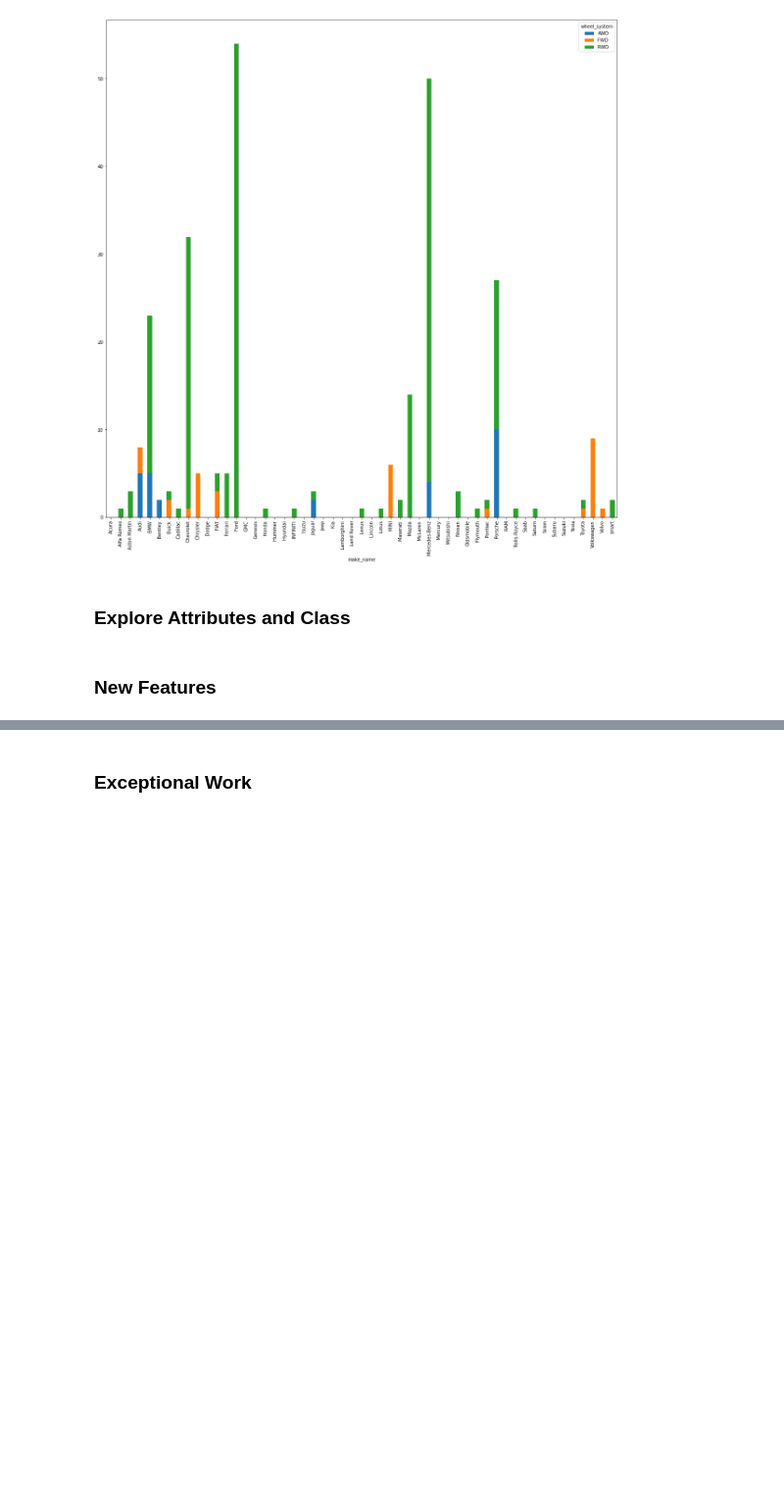
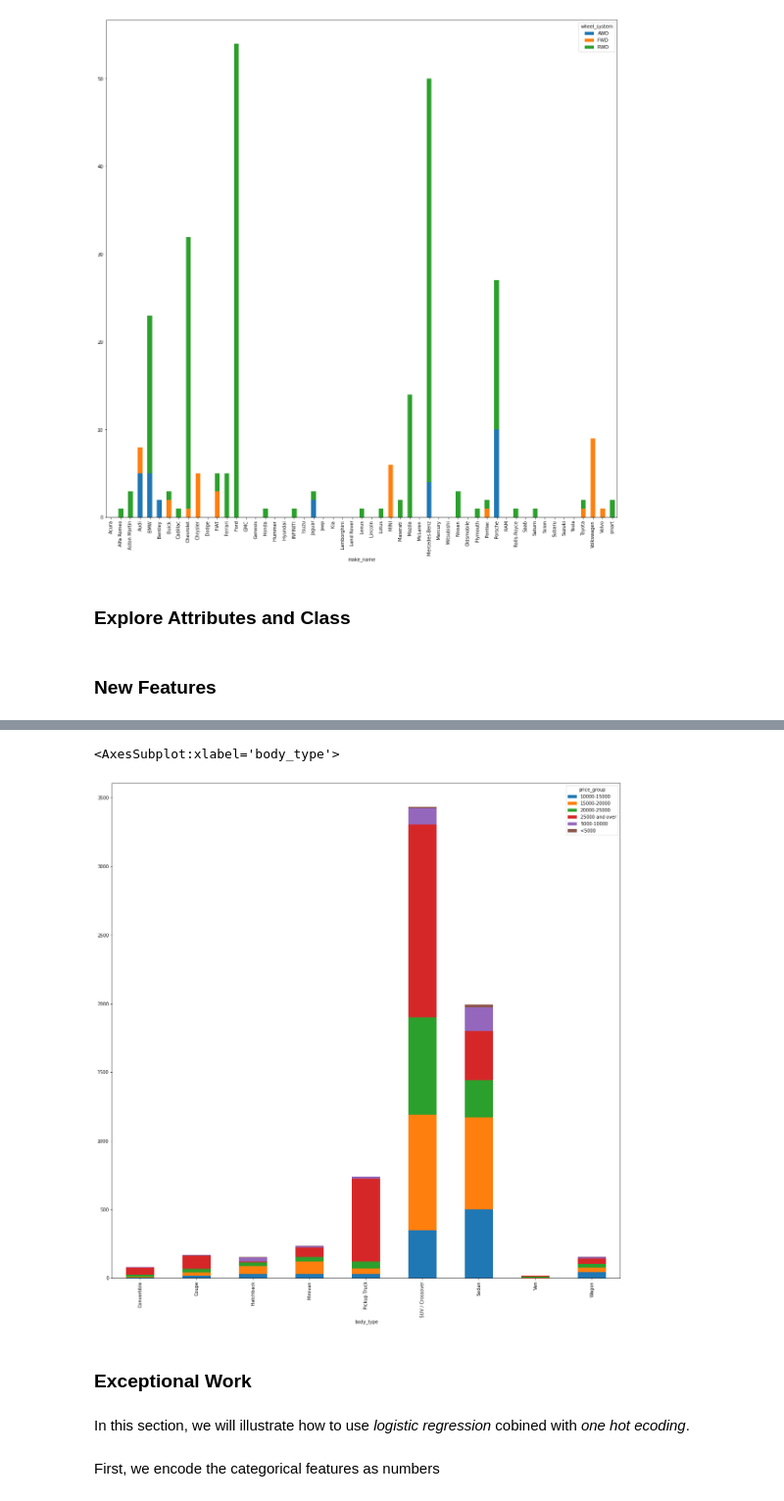
Before and after one commit to chee154/ml-Py-used_cars, a Jupyter notebook: Used_Car_Lab_1_DataVisualization.ipynb, the cells around one changed output, grey strips where cells are left out. Shown at 98% size. Drawn from its saved outputs; the diff is of its cells as text; code cells hidden in the pictures; blank space fills up the shorter version.

Commit message:
Update Used_Car_Lab_1_DataVisualization.ipynb
-add new feature section
-add one-hot encoding

```diff
--- a/Used_Car_Lab_1_DataVisualization.ipynb
+++ b/Used_Car_Lab_1_DataVisualization.ipynb
@@ -373,0 +409,20 @@ df_convertible_wheelType.plot(figsize=(20,20), kind="bar", stacked = True)
+# %%
+price_group = []
+for price in df_final["price"]:
+    if price < 5000:
+        price_group.append("<5000")
+    elif 5000 <= price <= 10000:
+        price_group.append("5000-10000")
+    elif 10000 < price <= 15000:
+        price_group.append("10000-15000")
+    elif 15000 < price <= 20000:
+        price_group.append("15000-20000")
+    elif 20000 < price <= 25000:
+        price_group.append("20000-25000")
+    else:
+        price_group.append("25000 and over")
+# %%
+new_df_price = df_final.copy()
+new_df_price["price_group"] = price_group
+del new_df_price["price"]
+new_df_price.head(5)
@@ -374,2 +431,10 @@ df_convertible_wheelType.plot(figsize=(20,20), kind="bar", stacked = True)
+# %%
+df_price = pd.crosstab(new_df_price.body_type, new_df_price.price_group)
+df_price.plot(figsize=(20,20), kind="bar", stacked = True)
+# %% [output]
+<AxesSubplot:xlabel='body_type'>
+[figure, added]
 # %% [markdown]
 ### Exceptional Work
+# %% [markdown]
+In this section, we will illustrate how to use *logistic regression* cobined with *one hot ecoding*.
@@ -375,0 +452,2 @@ df_convertible_wheelType.plot(figsize=(20,20), kind="bar", stacked = True)
+# %% [markdown]
+First, we encode the categorical features as numbers
```
Also changed, not shown: parts of 20 cells of this notebook.
